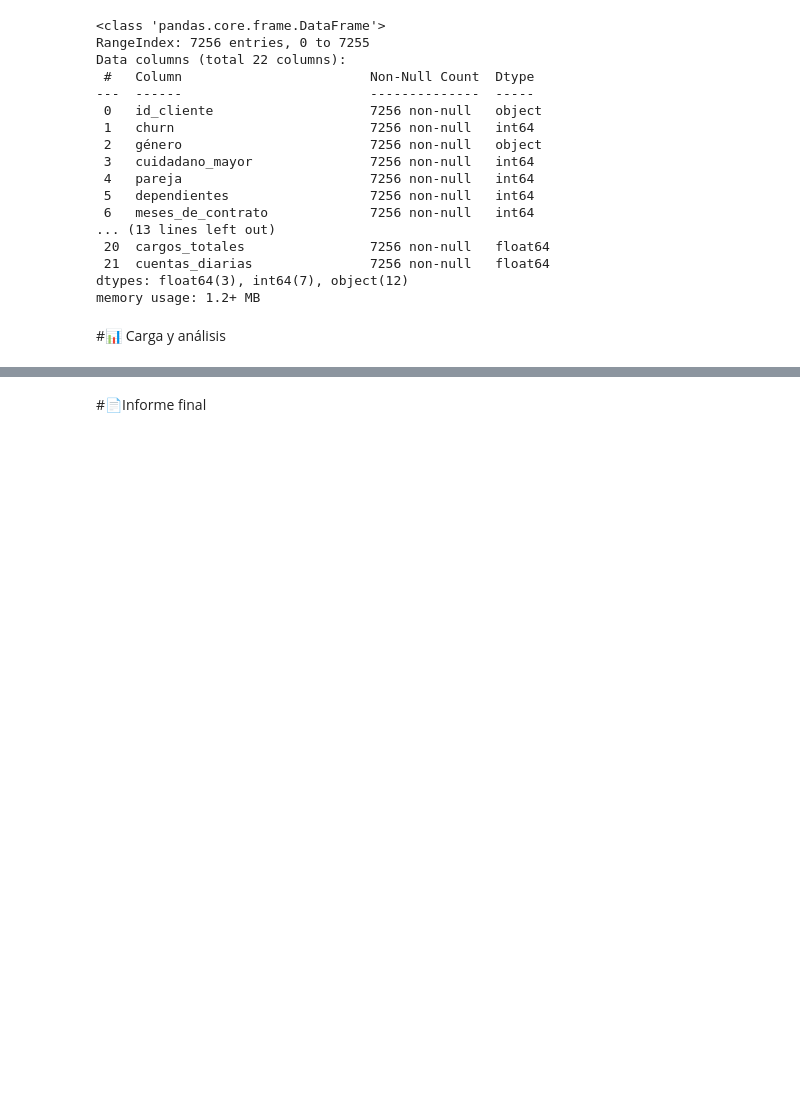
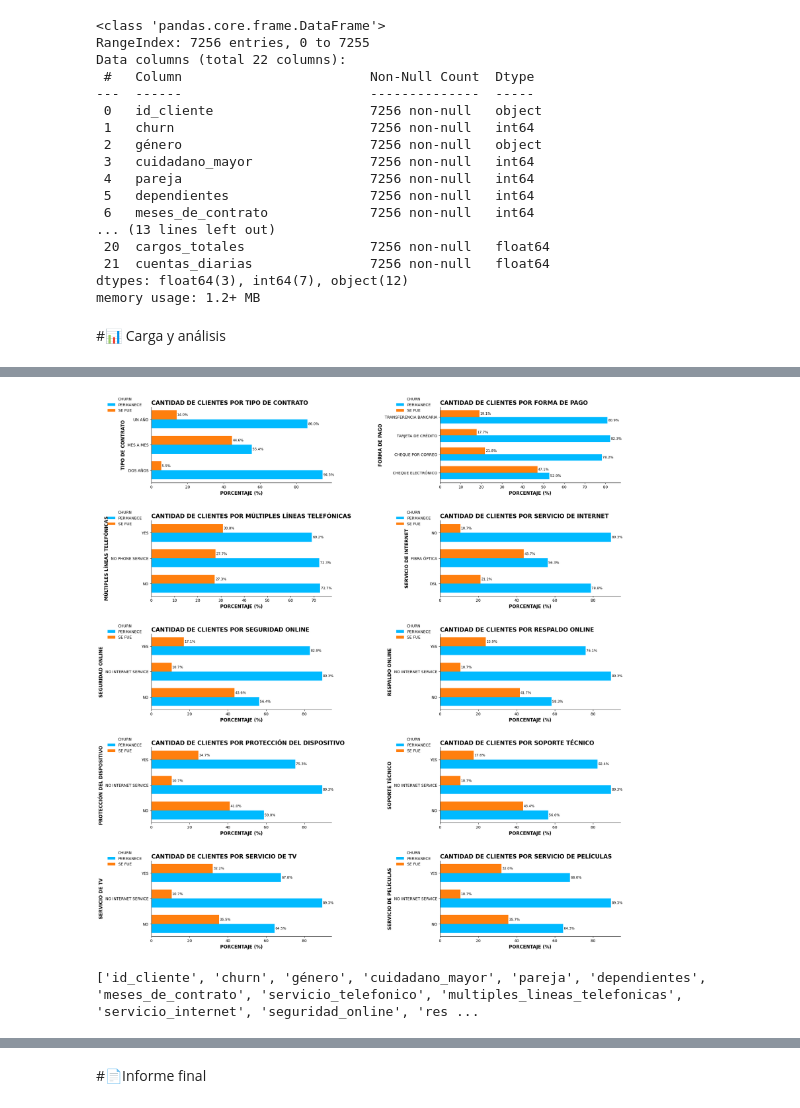
Before and after one commit to AlanGranea/Challenge-Telecom-X, a Jupyter notebook: Challenge_Telecom_X.ipynb, the cells around one changed output, grey strips where cells are left out. Saved outputs shown, nothing was run; the diff lists cells and outputs as text; code cells hidden in the pictures; blank space fills up the shorter version.

```diff
--- a/Challenge_Telecom_X.ipynb
+++ b/Challenge_Telecom_X.ipynb
@@ -597,0 +856,21 @@ memory usage: 1.2+ MB
+# %%
+columnas_categoricas = [
+    'tipo_de_contrato',
+    'forma_de_pago',
+    'multiples_lineas_telefonicas',
+    'servicio_internet',
+    'seguridad_online',
+    'respaldo_online',
+    'proteccion_del_dispositivo',
+    'soporte_tecnico',
+    'servicio_tv',
+    'servicio_de_peliculas',
+]
+
+graficar_churn_valores_porcentuales(df_normalizado, columnas_categoricas)
+# %% [output]
+[figure, added]
+# %%
+print(df_normalizado.columns.tolist())
+# %% [output]
+['id_cliente', 'churn', 'género', 'cuidadano_mayor', 'pareja', 'dependientes', 'meses_de_contrato', 'servicio_telefonico', 'multiples_lineas_telefonicas', 'servicio_internet', 'seguridad_online', 'res ...
```
Also changed, not shown: parts of 17 cells of this notebook.
